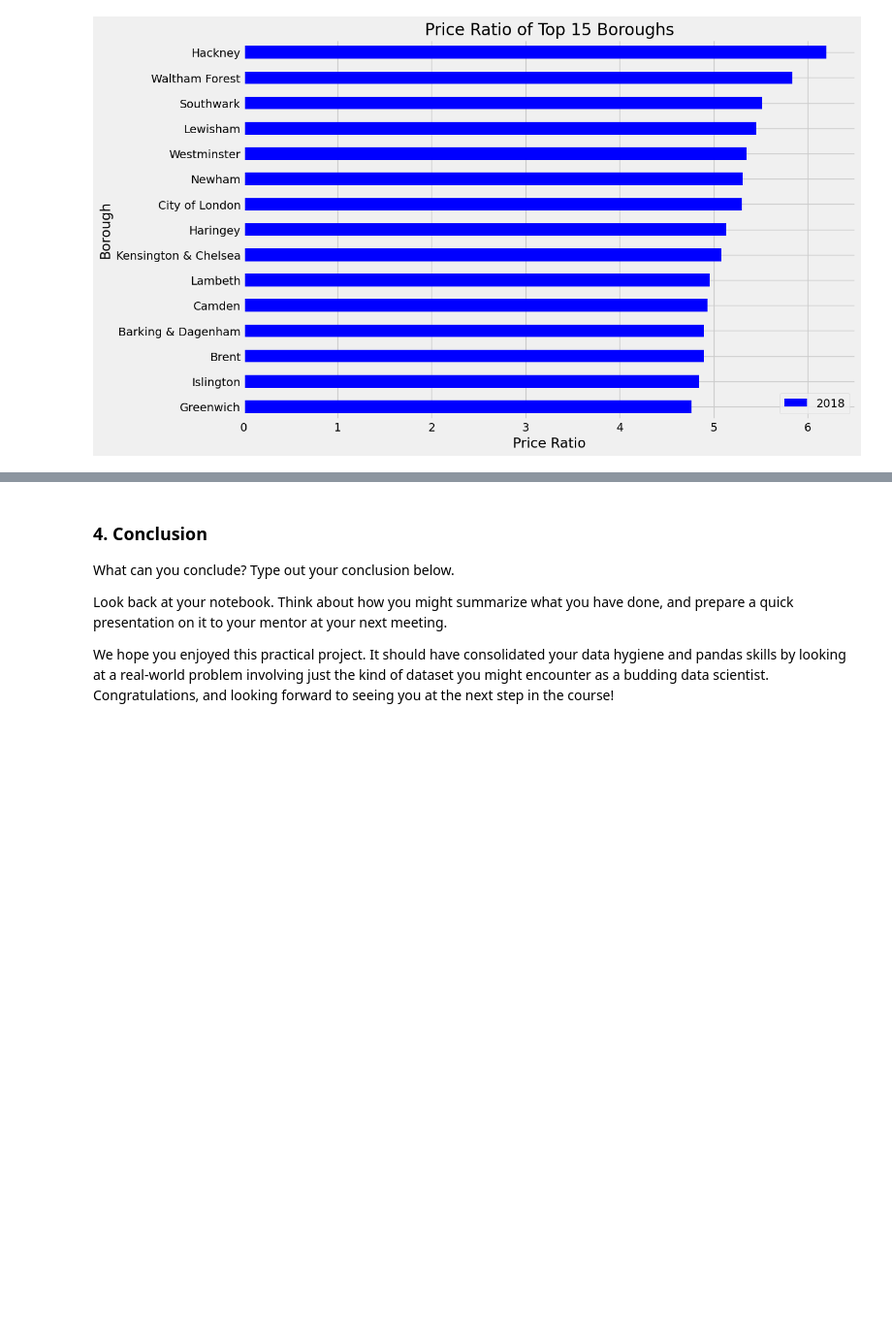
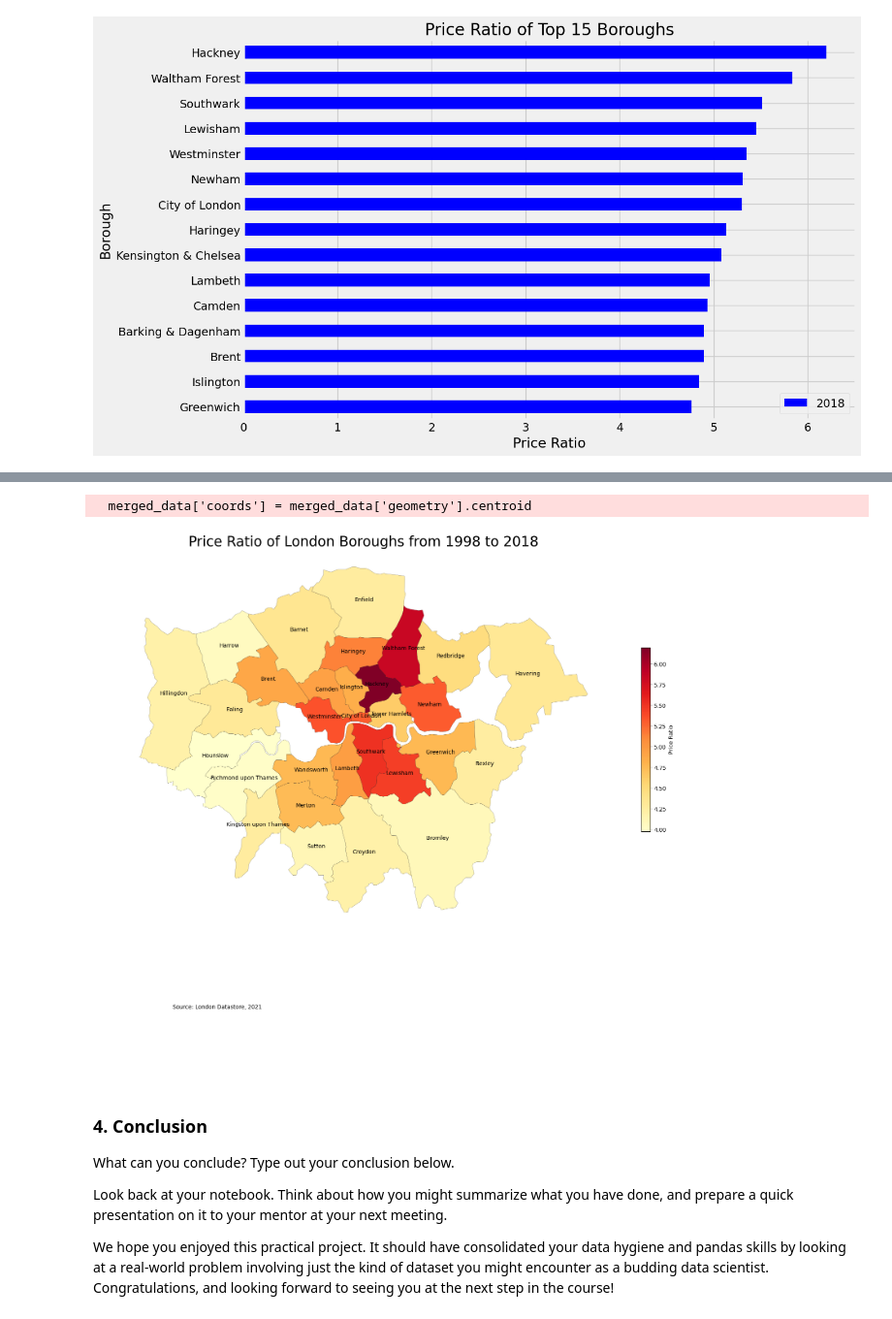
Before and after one commit to fugisawa/Springboard, a Jupyter notebook: Unit 4 Challenge - Tier 3.ipynb, the cells around one changed output, grey strips where cells are left out. Shown at 97% size. Saved outputs shown, nothing was run; the diff lists cells and outputs as text; code cells hidden in the pictures; blank space fills up the shorter version.

```diff
--- a/Unit 4 Challenge - Tier 3.ipynb
+++ b/Unit 4 Challenge - Tier 3.ipynb
@@ -368,0 +435,7 @@ plt.show()
+# %%
+# import a london map from a geojson file
+import geopandas as gpd
+gdf = gpd.read_file('london-boroughs_1179.geojson')
+# %%
+# Merge with your housing data
+merged_data = gdf.merge(df_ratios, left_on='name' , right_on='Borough')
@@ -369,3 +451,31 @@ plt.show()
+# %%
+# Plotting with a larger figure size
+fig, ax = plt.subplots(1, figsize=(20, 20))  # Adjust the figsize to make the map larger
+
+# Plot the data with a yellow-to-red color gradient and black borders for each borough
+merged_data.plot(column='2018', ax=ax, legend=True, cmap='YlOrRd',
+                 edgecolor='black', linewidth=0.2,  # Add black thin borders with a small linewidth
+                 legend_kwds={'shrink': 0.3, 'label': 'Price Ratio'})  # Shrink the colorbar
+
+# Customizing plot settings
+ax.set_title('Price Ratio of London Boroughs from 1998 to 2018', fontdict={'fontsize': 25, 'fontweight': 3})
+ax.set_axis_off()
+
+# Add the text annotation for the data source at the bottom left
+ax.annotate('Source: London Datastore, 2021', xy=(0.1, 0.08), xycoords='figure fraction',
+            horizontalalignment='left', verticalalignment='bottom', fontsize=10, color='black')
+
+# Calculate the centroid of each borough to place the annotation correctly
+merged_data['coords'] = merged_data['geometry'].centroid
+for idx, row in merged_data.iterrows():
+    # The centroid coordinates are used for placing the annotations
+    plt.annotate(text=row['name'], xy=(row['coords'].x, row['coords'].y),
+                 horizontalalignment='center', fontsize=10, color='black')
+
+plt.show()
+# %% [output]
+  merged_data['coords'] = merged_data['geometry'].centroid
+[figure, added]
 # %% [markdown]
 ### 4. Conclusion
 What can you conclude? Type out your conclusion below.
```
Also changed, not shown: parts of 9 cells of this notebook.
